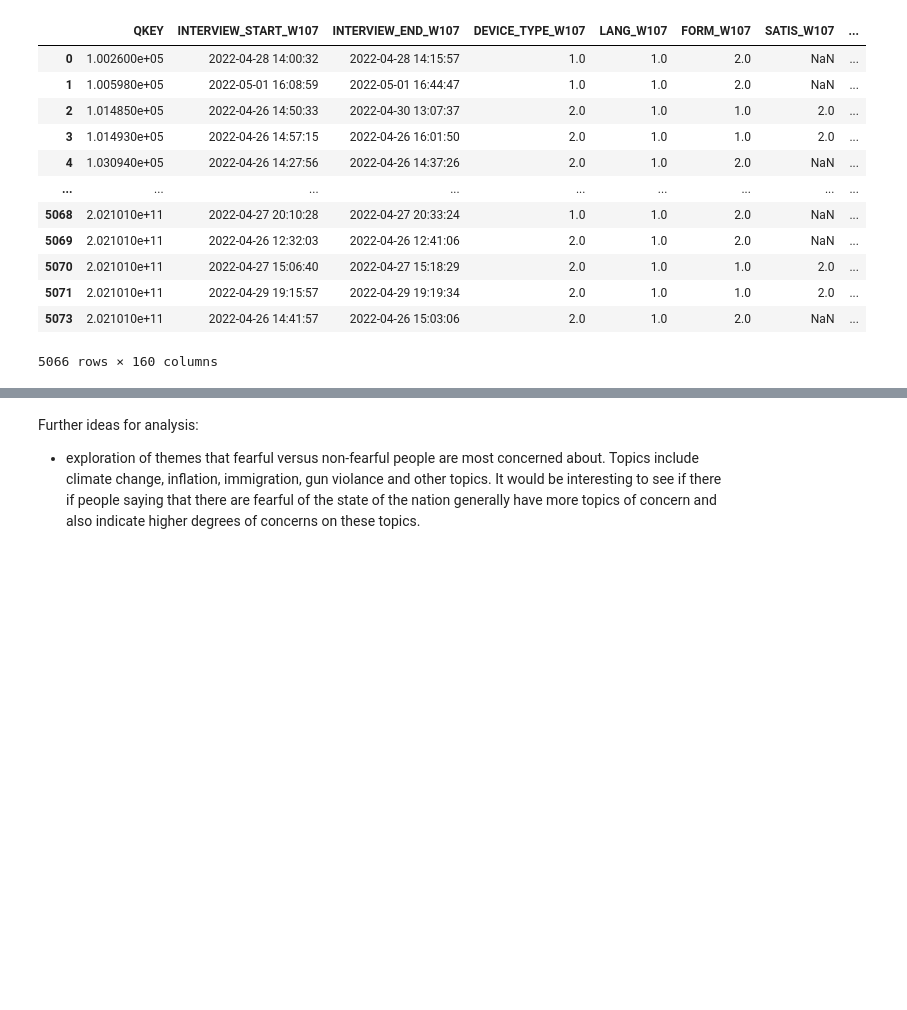
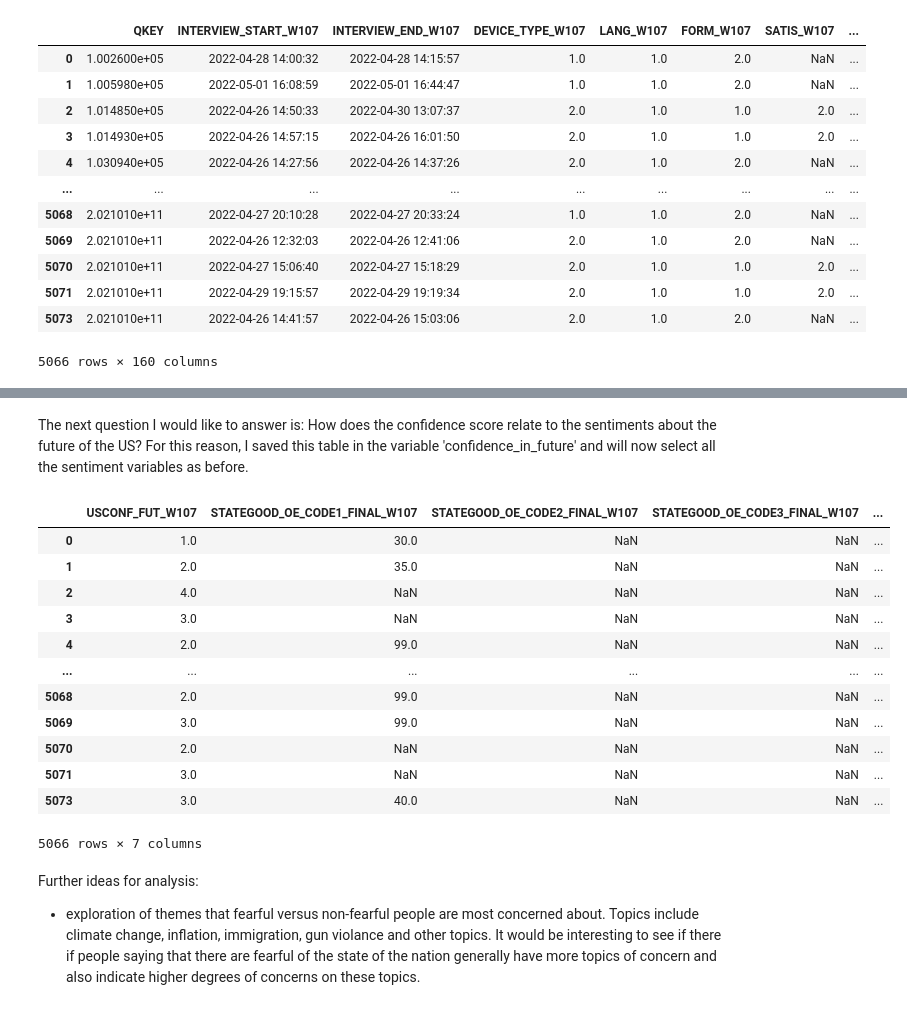
Before and after one commit to v1alina/Collecting-Data-assignment-3, a Jupyter notebook: Pew_USA_sentiments.ipynb, the cells around one changed output, grey strips where cells are left out. Cells and saved outputs as stored; diff of their text form; code cells hidden in the pictures; blank space fills up the shorter version.

```diff
--- a/Pew_USA_sentiments.ipynb
+++ b/Pew_USA_sentiments.ipynb
@@ -20,8 +22,3 @@ df.head()
 | 3 | 101493.0 | 2022-04-26 14:57:15 | 2022-04-26 16:01:50 | 2.0 | 1.0 | 1.0 | 2.0 | ... |
 | 4 | 103094.0 | 2022-04-26 14:27:56 | 2022-04-26 14:37:26 | 2.0 | 1.0 | 2.0 | NaN | ... |
 5 rows × 160 columns
-# %%
-pd.options.display.max_rows= 50
-
-question_stategood = df[['STATEGOOD_OE_CODE1_FINAL_W107','STATEGOOD_OE_CODE2_FINAL_W107','STATEGOOD_OE_CODE3_FINAL_W107','STATEBAD_OE_CODE1_FINAL_W107','STATEBAD_OE_CODE2_FINAL_W107','STATEBAD_OE_CODE3_FINAL_W107']]
-question_stategood.sample()
@@ -135,7 +133,8 @@ df
 | 5073 | 2.021010e+11 | 2022-04-26 14:41:57 | 2022-04-26 15:03:06 | 2.0 | 1.0 | 2.0 | NaN | ... |
 5074 rows × 160 columns
 # %%
-df[df.USCONF_FUT_W107 < 5]
+confidence_in_future = df[df.USCONF_FUT_W107 < 5]
+confidence_in_future
 # %% [output]
 |  | QKEY | INTERVIEW_START_W107 | INTERVIEW_END_W107 | DEVICE_TYPE_W107 | LANG_W107 | FORM_W107 | SATIS_W107 | ... |
 | 0 | 1.002600e+05 | 2022-04-28 14:00:32 | 2022-04-28 14:15:57 | 1.0 | 1.0 | 2.0 | NaN | ... |
@@ -159,3 +158,24 @@ This shows all the participants who answered the question "How much confidence d
+# %% [markdown]
+The next question I would like to answer is: How does the confidence score relate to the sentiments about the future of the US?
+For this reason, I saved this table in the variable 'confidence_in_future' and will now select all the sentiment variables as before.
+# %%
+confidence_in_future = confidence_in_future[['USCONF_FUT_W107','STATEGOOD_OE_CODE1_FINAL_W107','STATEGOOD_OE_CODE2_FINAL_W107','STATEGOOD_OE_CODE3_FINAL_W107','STATEBAD_OE_CODE1_FINAL_W107','STATEBAD_OE_CODE2_FINAL_W107','STATEBAD_OE_CODE3_FINAL_W107']]
+# %%
+confidence_in_future
+# %% [output]
+|  | USCONF_FUT_W107 | STATEGOOD_OE_CODE1_FINAL_W107 | STATEGOOD_OE_CODE2_FINAL_W107 | STATEGOOD_OE_CODE3_FINAL_W107 | ... |
+| 0 | 1.0 | 30.0 | NaN | NaN | ... |
+| 1 | 2.0 | 35.0 | NaN | NaN | ... |
+| 2 | 4.0 | NaN | NaN | NaN | ... |
+| 3 | 3.0 | NaN | NaN | NaN | ... |
+| 4 | 2.0 | 99.0 | NaN | NaN | ... |
+| ... | ... | ... | ... | ... | ... |
+| 5068 | 2.0 | 99.0 | NaN | NaN | ... |
+| 5069 | 3.0 | 99.0 | NaN | NaN | ... |
+| 5070 | 2.0 | NaN | NaN | NaN | ... |
+| 5071 | 3.0 | NaN | NaN | NaN | ... |
+| 5073 | 3.0 | 40.0 | NaN | NaN | ... |
+5066 rows × 7 columns
 # %% [markdown]
 Further ideas for analysis:
 - exploration of themes that fearful versus non-fearful people are most concerned about. Topics include climate change, inflation, immigration, gun violance and other topics. It would be interesting to see if there if people saying that there are fearful of the state of the nation generally have more topics of concern and also indicate higher degrees of concerns on these topics.
```
Also changed, not shown: parts of 11 cells of this notebook, 6 other files.
